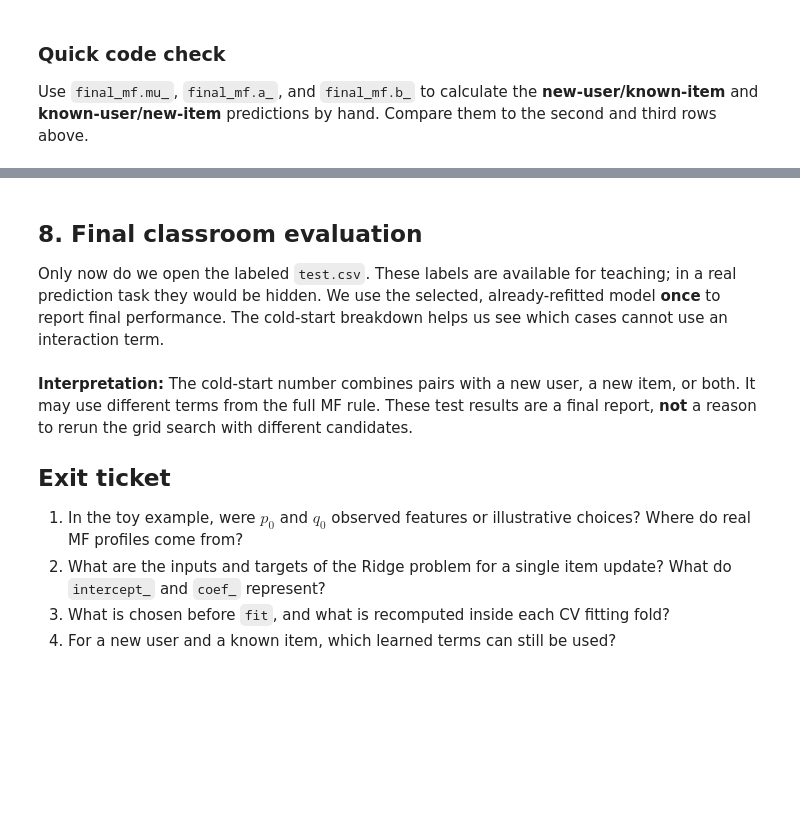
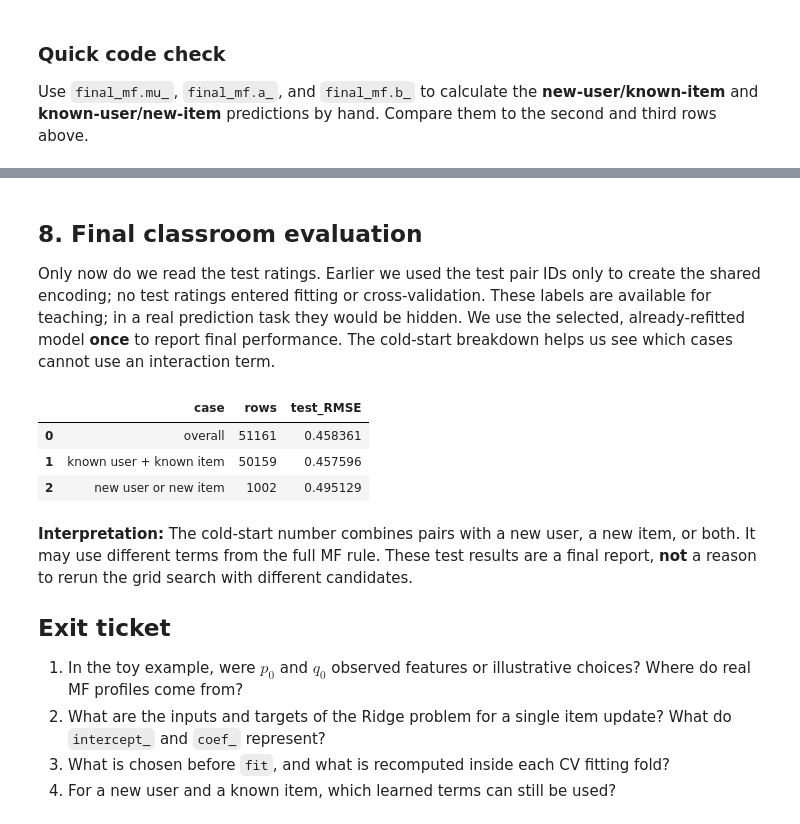
Before and after one commit to statmlben/CUHK-STAT3009, a Jupyter notebook: nb/STAT3009_MF.ipynb, the cells around one changed output, grey strips where cells are left out. Saved outputs shown, nothing was run; the diff lists cells and outputs as text; code cells hidden in the pictures; blank space fills up the shorter version.

```diff
--- a/nb/STAT3009_MF.ipynb
+++ b/nb/STAT3009_MF.ipynb
@@ -390,37 +470,41 @@ print('known user + new item:', final_mf.mu_ + final_mf.a_[known_user_id])
 # %% [markdown]
 ## 8. Final classroom evaluation
 
-Only now do we open the labeled `test.csv`. These labels are available for teaching; in a real prediction task they would be hidden. We use the selected, already-refitted model **once** to report final performance. The cold-start breakdown helps us see which cases cannot use an interaction term.
+Only now do we read the test ratings. Earlier we used the test pair IDs only to create the shared encoding; no test ratings entered fitting or cross-validation. These labels are available for teaching; in a real prediction task they would be hidden. We use the selected, already-refitted model **once** to report final performance. The cold-start breakdown helps us see which cases cannot use an interaction term.
 # %%
-rs_test = pd.read_csv(f'{RS_BASE_URL}/test.csv')
-X_test_rs = rs_test[['user_id', 'movie_id']].to_numpy(dtype=int)
-y_test_rs_demo = rs_test['rating'].to_numpy(dtype=float)
-test_predictions = final_mf.predict(X_test_rs)
+rs_test = pd.read_csv(f'{RS_BASE_URL}/test.csv', usecols=['rating'])
+y_test = rs_test['rating'].to_numpy(dtype=float)
+test_predictions = final_mf.predict(X_test)
 
 known_user = np.array([
     0 <= u < len(final_mf.seen_users_) and final_mf.seen_users_[u]
-    for u in X_test_rs[:, 0]
+    for u in X_test[:, 0]
 ])
 known_item = np.array([
     0 <= i < len(final_mf.seen_items_) and final_mf.seen_items_[i]
-    for i in X_test_rs[:, 1]
+    for i in X_test[:, 1]
 ])
 
 cases = {
-    'overall': np.ones(len(X_test_rs), dtype=bool),
+    'overall': np.ones(len(X_test), dtype=bool),
     'known user + known item': known_user & known_item,
     'new user or new item': ~(known_user & known_item),
 }
 report = []
 for name, mask in cases.items():
     report.append({
         'case': name,
         'rows': int(mask.sum()),
         'test_RMSE': root_mean_squared_error(
-            y_test_rs_demo[mask], test_predictions[mask]
+            y_test[mask], test_predictions[mask]
         ) if mask.any() else np.nan,
     })
 display(pd.DataFrame(report))
+# %% [output]
+|  | case | rows | test_RMSE |
+| 0 | overall | 51161 | 0.458361 |
+| 1 | known user + known item | 50159 | 0.457596 |
+| 2 | new user or new item | 1002 | 0.495129 |
 # %% [markdown]
 **Interpretation:** The cold-start number combines pairs with a new user, a new item, or both. It may use different terms from the full MF rule. These test results are a final report, **not** a reason to rerun the grid search with different candidates.
 
```
Also changed, not shown: parts of 15 cells of this notebook, 15 other files.
